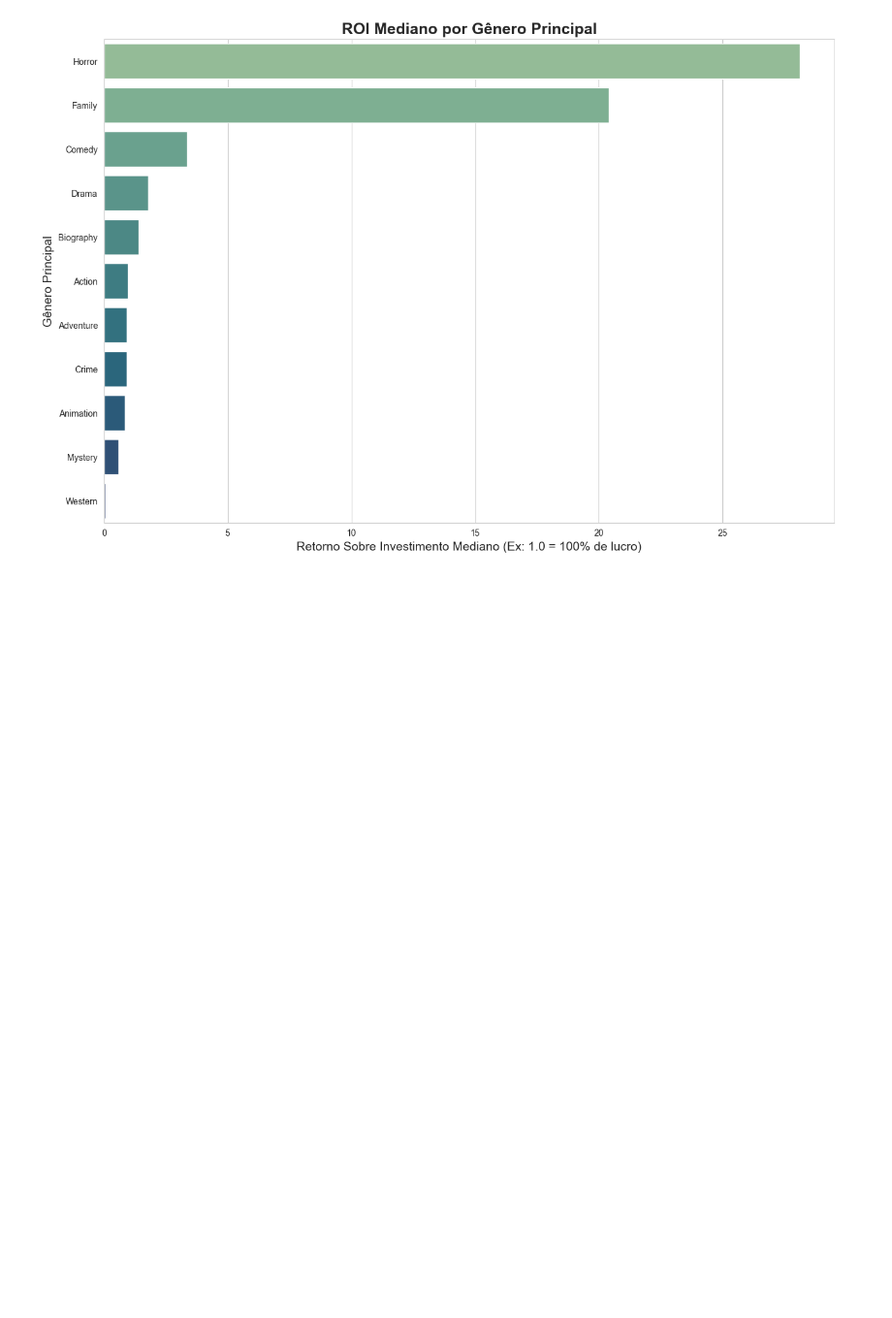
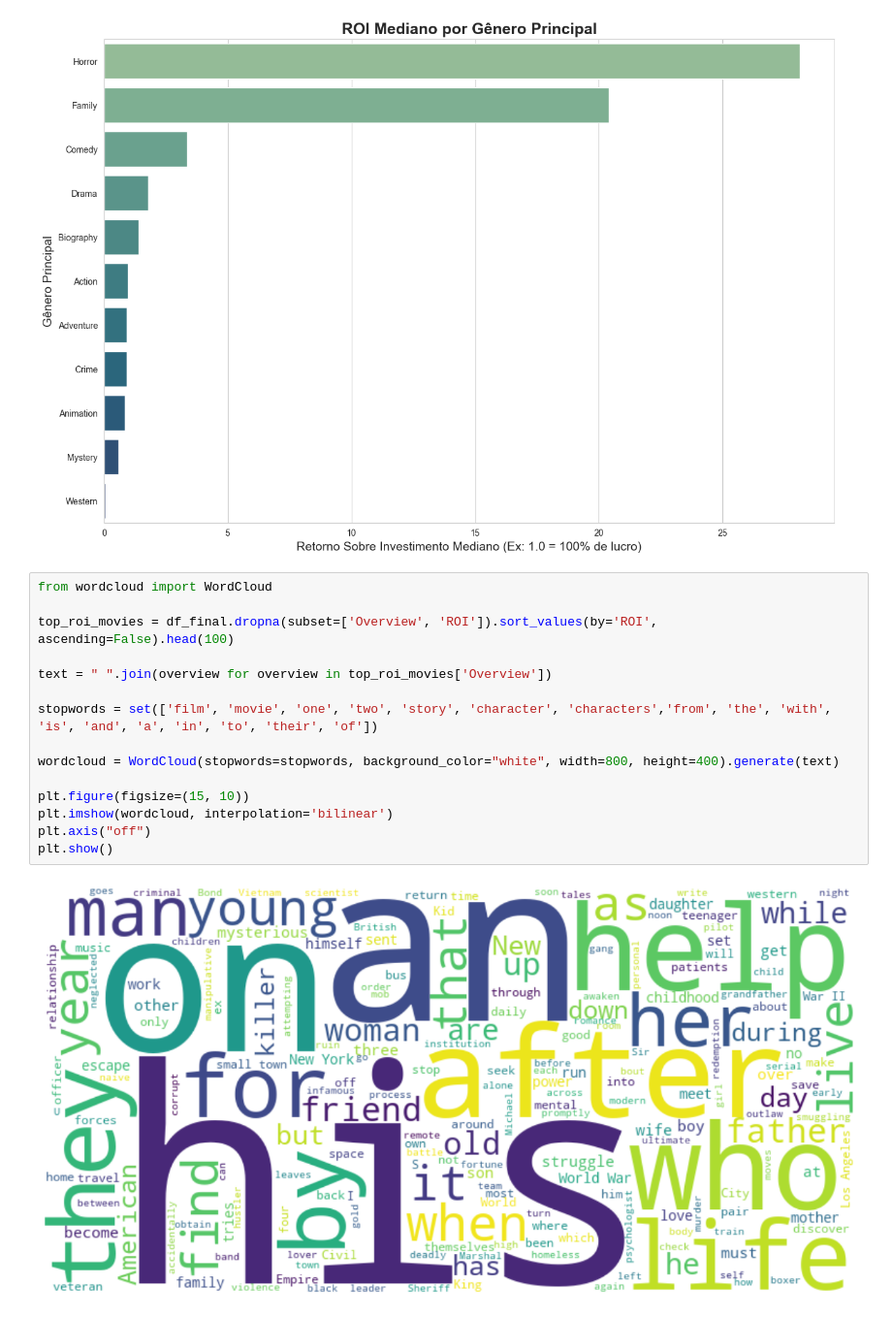
Before and after one commit to amanda-montarroios/projeto_dados_filmes, a Jupyter notebook: notebooks/analise_filmes.ipynb, the cells around one changed output. Shown at 97% size. Saved outputs shown, nothing was run; the diff lists cells and outputs as text; blank space fills up the shorter version.

```diff
--- a/notebooks/analise_filmes.ipynb
+++ b/notebooks/analise_filmes.ipynb
@@ -346,3 +346,20 @@ Passing `palette` without assigning `hue` is deprecated and will be removed in v
 
   sns.barplot(x=roi_by_genre.values, y=roi_by_genre.index, palette='crest', orient='h')
 [figure]
+# %%
+from wordcloud import WordCloud
+
+top_roi_movies = df_final.dropna(subset=['Overview', 'ROI']).sort_values(by='ROI', ascending=False).head(100)
+
+text = " ".join(overview for overview in top_roi_movies['Overview'])
+
+stopwords = set(['film', 'movie', 'one', 'two', 'story', 'character', 'characters','from', 'the', 'with', 'is', 'and', 'a', 'in', 'to', 'their', 'of'])
+
+wordcloud = WordCloud(stopwords=stopwords, background_color="white", width=800, height=400).generate(text)
+
+plt.figure(figsize=(15, 10))
+plt.imshow(wordcloud, interpolation='bilinear')
+plt.axis("off")
+plt.show()
+# %% [output]
+[figure, added]
```
